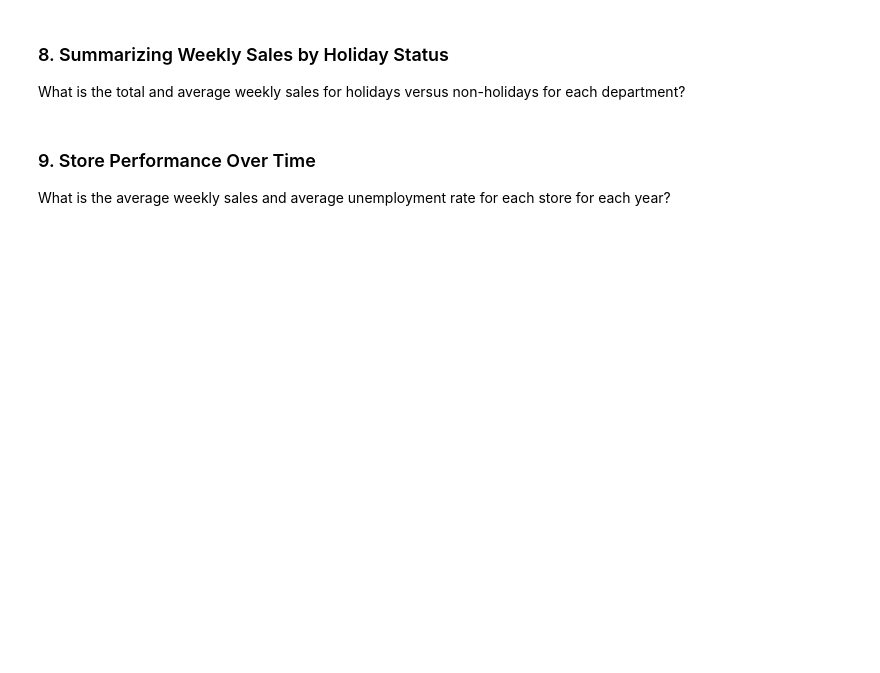
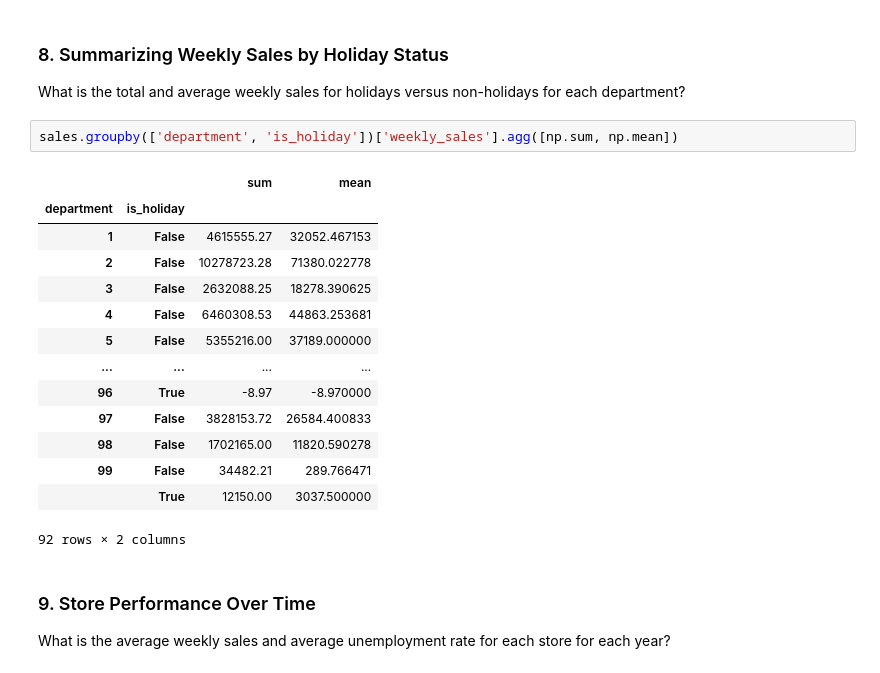
Before and after one commit to S827/python-programs, a Jupyter notebook: EDAPractice/DMWithPandas/CH2_AggregatingDataFrames/grouped_summary_statistics_practice_exercise.ipynb, the cells around one changed output. Drawn from its saved outputs; the diff is of its cells as text; blank space fills up the shorter version.

```diff
--- a/EDAPractice/DMWithPandas/CH2_AggregatingDataFrames/grouped_summary_statistics_practice_exercise.ipynb
+++ b/EDAPractice/DMWithPandas/CH2_AggregatingDataFrames/grouped_summary_statistics_practice_exercise.ipynb
@@ -162,6 +178,23 @@ sales.groupby(['store', 'type'])[['fuel_price_usd_per_l', 'weekly_sales']]
 ### 8. Summarizing Weekly Sales by Holiday Status
 
 What is the total and average weekly sales for holidays versus non-holidays for each department?
+# %%
+sales.groupby(['department', 'is_holiday'])['weekly_sales'].agg([np.sum, np.mean])
+# %% [output]
+|  |  | sum | mean |
+| department | is_holiday |  |  |
+| 1 | False | 4615555.27 | 32052.467153 |
+| 2 | False | 10278723.28 | 71380.022778 |
+| 3 | False | 2632088.25 | 18278.390625 |
+| 4 | False | 6460308.53 | 44863.253681 |
+| 5 | False | 5355216.00 | 37189.000000 |
+| ... | ... | ... | ... |
+| 96 | True | -8.97 | -8.970000 |
+| 97 | False | 3828153.72 | 26584.400833 |
+| 98 | False | 1702165.00 | 11820.590278 |
+| 99 | False | 34482.21 | 289.766471 |
+|  | True | 12150.00 | 3037.500000 |
+92 rows × 2 columns
 # %% [markdown]
 ### 9. Store Performance Over Time
 
```
Also changed, not shown: parts of 4 cells of this notebook.
